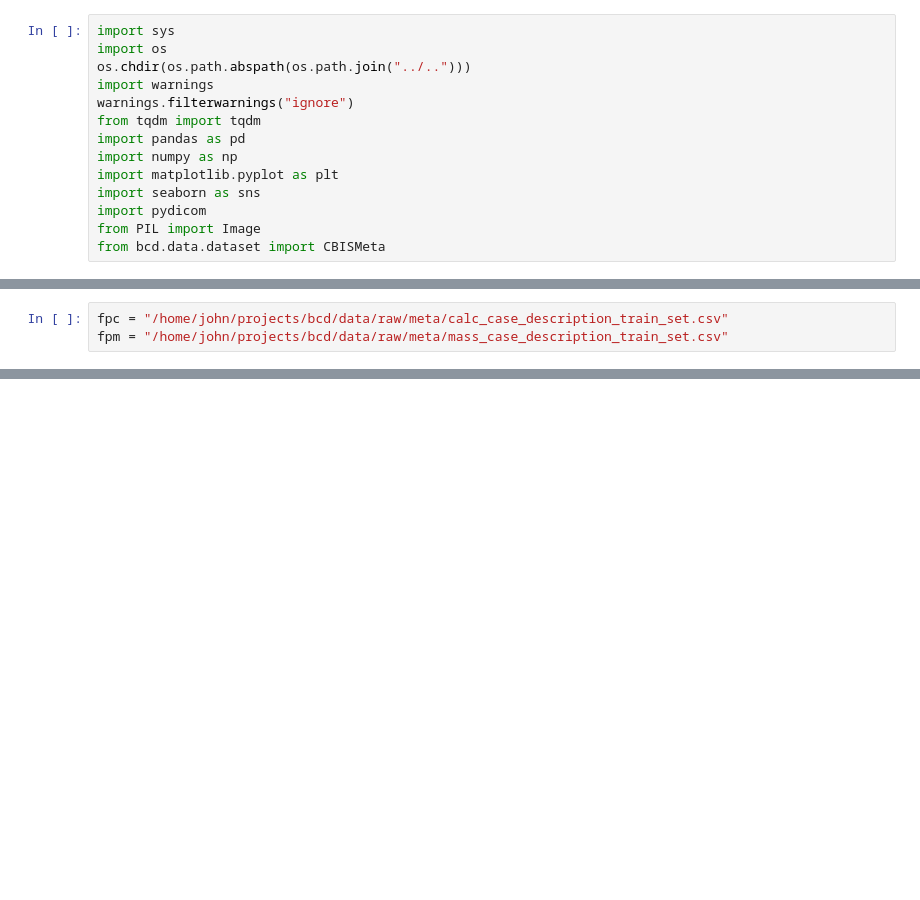
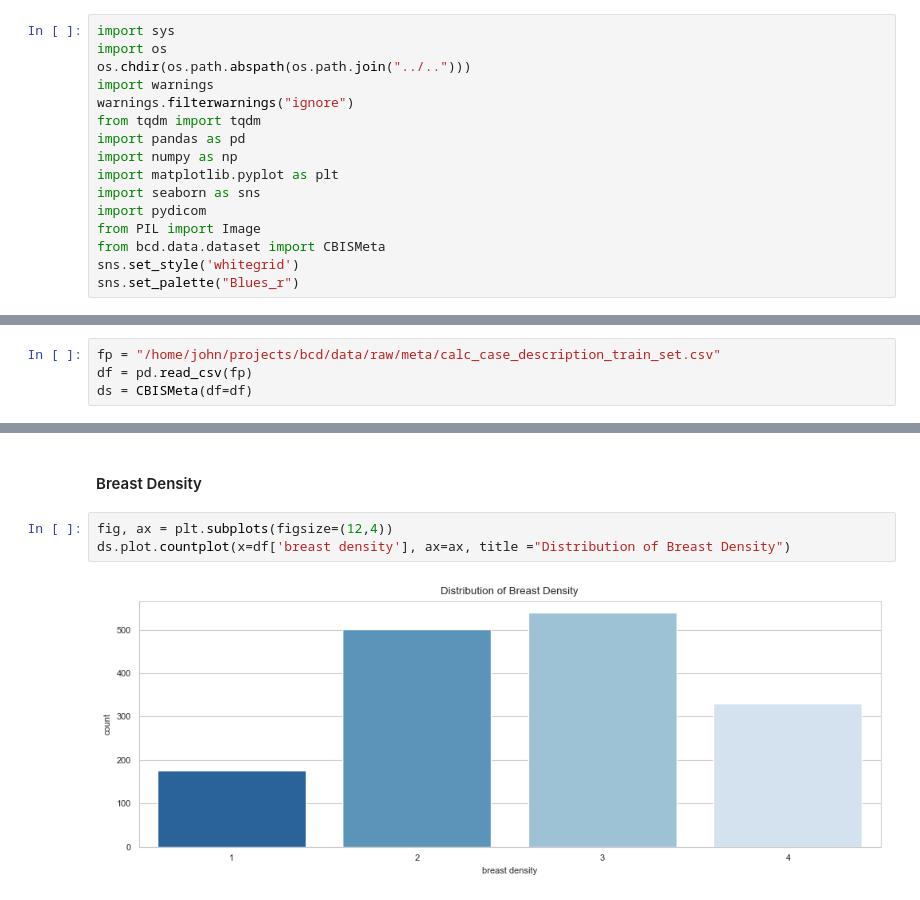
Before and after one commit to john-james-ai/BreastCancerDetection, a Jupyter notebook: _sources/content/01_eda.ipynb, the cells around one changed output, grey strips where cells are left out. Saved outputs shown, nothing was run; the diff lists cells and outputs as text; blank space fills up the shorter version.

```diff
--- a/_sources/content/01_eda.ipynb
+++ b/_sources/content/01_eda.ipynb
@@ -78,3 +77,5 @@ import seaborn as sns
 import pydicom
 from PIL import Image
 from bcd.data.dataset import CBISMeta
+sns.set_style('whitegrid')
+sns.set_palette("Blues_r")
@@ -81,3 +95,4 @@ from bcd.data.dataset import CBISMeta
 # %%
-fpc = "/home/john/projects/bcd/data/raw/meta/calc_case_description_train_set.csv"
-fpm = "/home/john/projects/bcd/data/raw/meta/mass_case_description_train_set.csv"
+fp = "/home/john/projects/bcd/data/raw/meta/calc_case_description_train_set.csv"
+df = pd.read_csv(fp)
+ds = CBISMeta(df=df)
@@ -83,0 +146,7 @@ fpm = "/home/john/projects/bcd/data/raw/meta/mass_case_description_train_set.csv
+# %% [markdown]
+#### Breast Density
+# %%
+fig, ax = plt.subplots(figsize=(12,4))
+ds.plot.countplot(x=df['breast density'], ax=ax, title ="Distribution of Breast Density")
+# %% [output]
+[figure, added]
```
Also changed, not shown: parts of 27 cells of this notebook, 13 other files.
